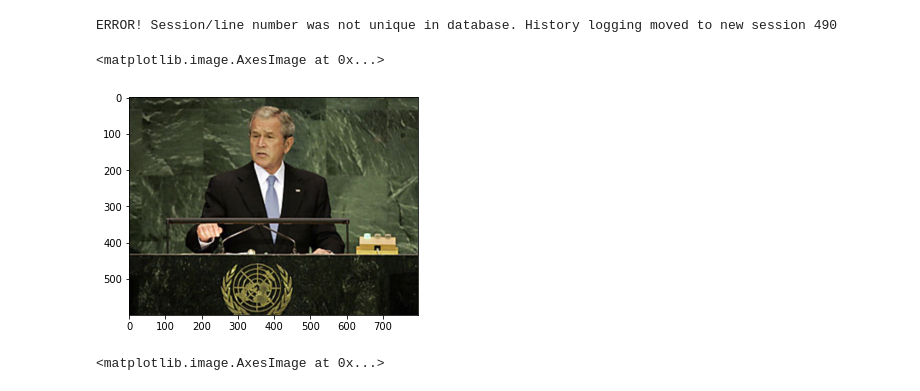
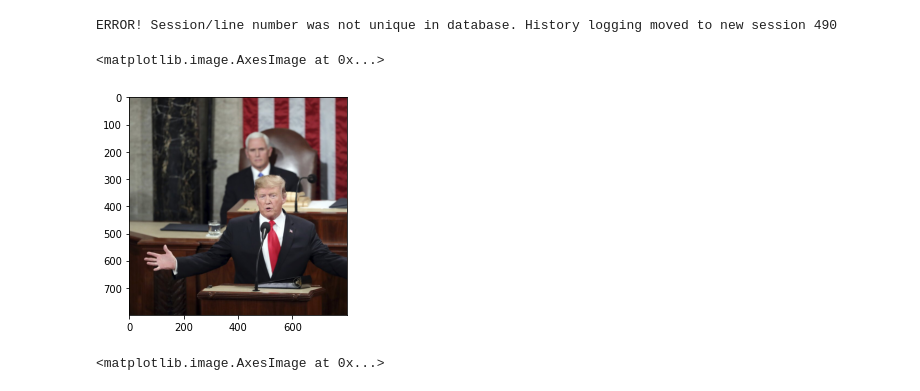
Before and after one commit to ShiyangLai/Political-Speech-Deep-Learning-Final-Project, a Jupyter notebook: notebook/count_faces.ipynb, the cells around one changed output. Cells and saved outputs as stored; diff of their text form; code cells hidden in the pictures.

```diff
--- a/notebook/count_faces.ipynb
+++ b/notebook/count_faces.ipynb
@@ -241,12 +288,11 @@ pixels = plt.imread('/Users/sudhamshu'
 ERROR! Session/line number was not unique in database. History logging moved to new session 490
 # %%
 from PIL import Image
-img = cv2.cvtColor(cv2.imread('/Users/sudhamshu.hosamane/prez_img_datset/data/UN/2002-09-12_george_w'
-                              '._bush_remarks_at_the_un_general_assembly.jpg'), cv2.COLOR_BGR2RGB)
+img = cv2.cvtColor(cv2.imread('/Users/sudhamshu.hosamane/Downloads/images/2019-02-05_donald_trump_state_of_the_union_address/c65d51a73f.jpg'), cv2.COLOR_BGR2RGB)
 plt.imshow(img, cmap='gray')
 # %% [output]
 <matplotlib.image.AxesImage at 0x...>
-[figure, old version]
+[figure, new version]
 # %%
 plt.imshow(img, cmap='gray')
 # %% [output]
```
Also changed, not shown: parts of 11 cells of this notebook.
